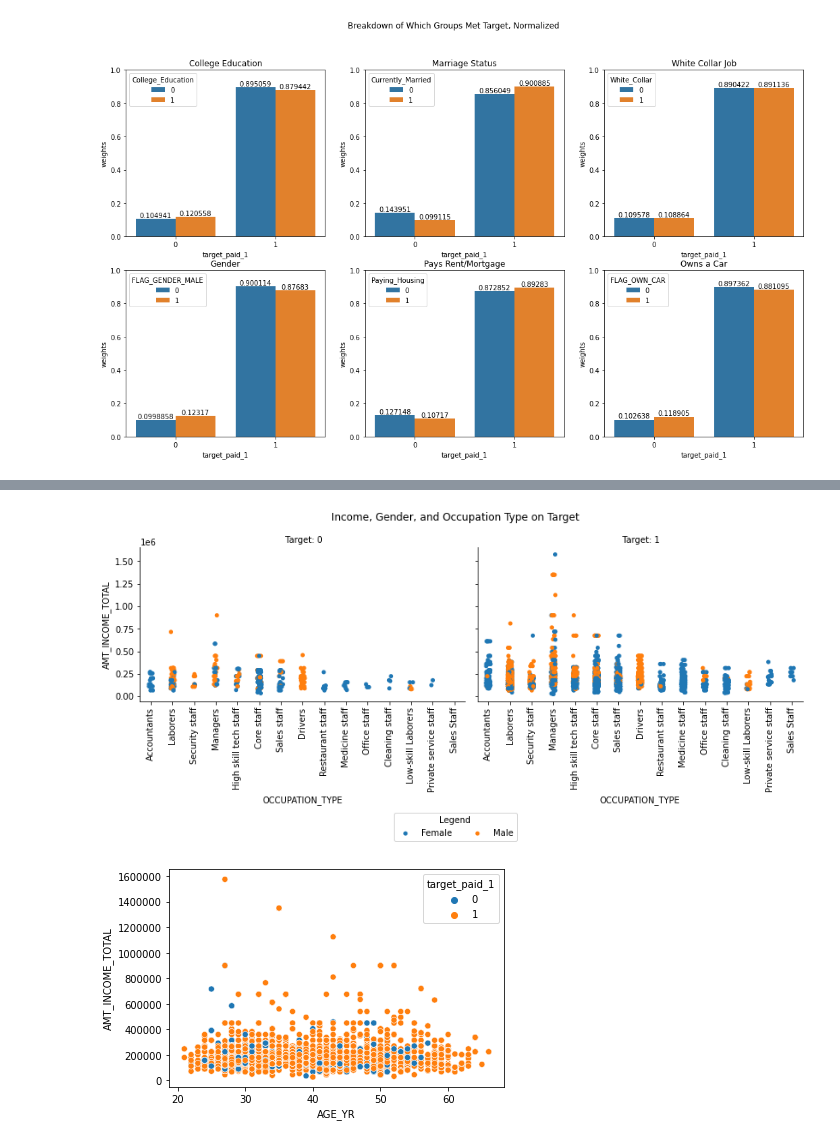
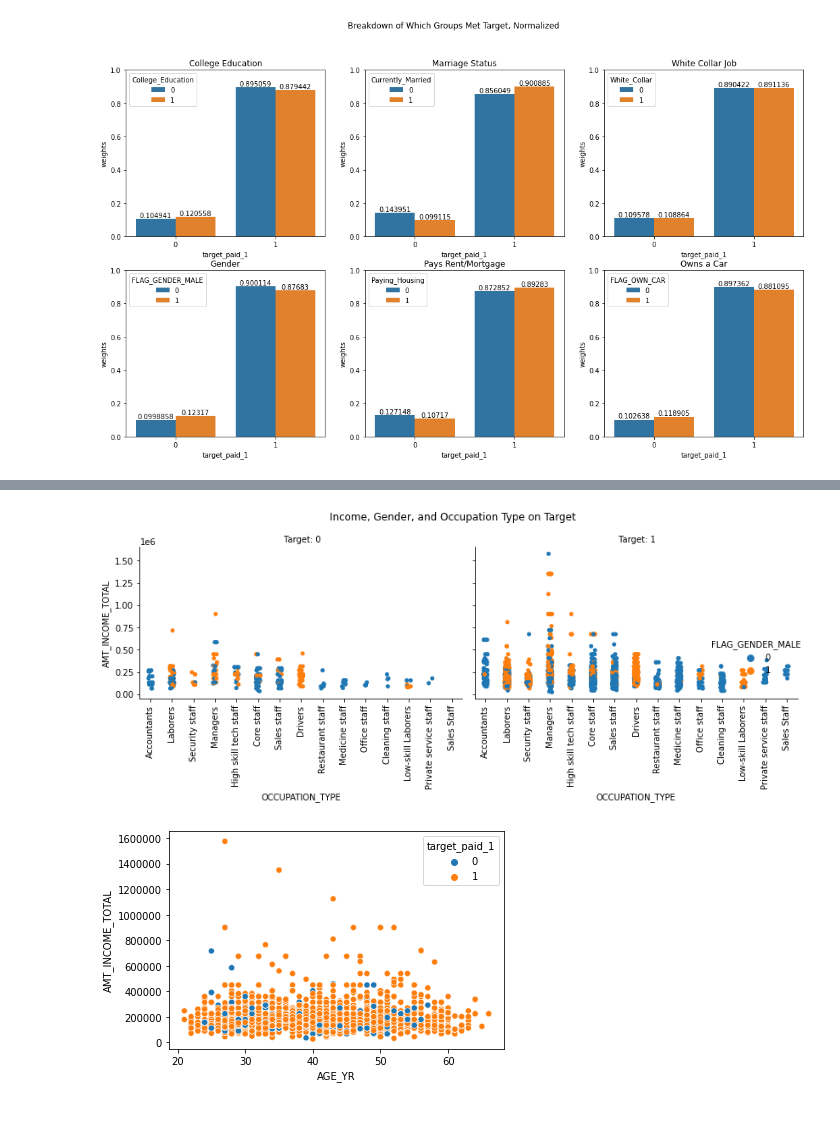
Before and after one commit to LaurenBassett/CreditCardApprovalModel, a Jupyter notebook: dataexploration.ipynb, the cells around one changed output, grey strips where cells are left out. Cells and saved outputs as stored; diff of their text form; code cells hidden in the pictures; blank space fills up the shorter version.

```diff
--- a/dataexploration.ipynb
+++ b/dataexploration.ipynb
@@ -131,15 +190,15 @@ plt.xscale('log')
 # %%
 
 
 income_view = sns.catplot(y='AMT_INCOME_TOTAL',hue='FLAG_GENDER_MALE', x='OCCUPATION_TYPE', col='target_paid_1', kind='strip', data=df)
 (income_view.set_xticklabels(rotation=90)
 .set_titles(col_template=" Target: {col_name}")
 )
-sns.move_legend(income_view,"lower center" ,bbox_to_anchor=(.5, -.1), ncol=2, frameon=True,title="Legend", labels=['Female','Male'])
+#sns.move_legend(income_view,"lower center" ,bbox_to_anchor=(.5, -.1), ncol=2, frameon=True,title="Legend", labels=['Female','Male'])
 plt.suptitle('Income, Gender, and Occupation Type on Target')
 plt.tight_layout()
 # %% [output]
-[figure, old version]
+[figure, new version]
 # %%
 sns.scatterplot(x='AGE_YR', y= 'AMT_INCOME_TOTAL',hue='target_paid_1', data=df)
 
```
Also changed, not shown: parts of 7 cells of this notebook.
